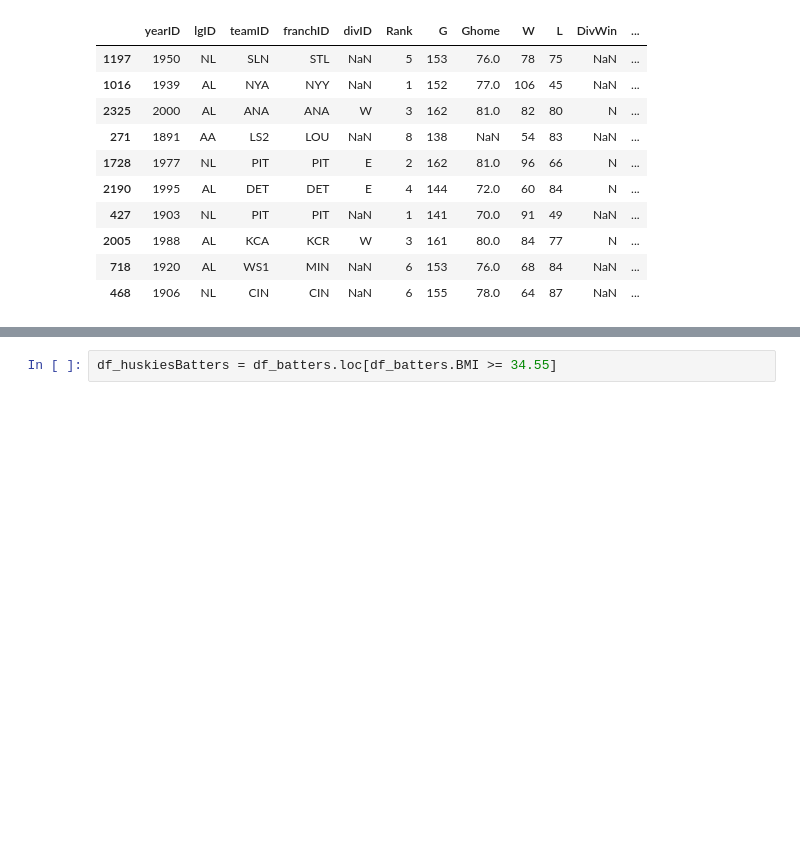
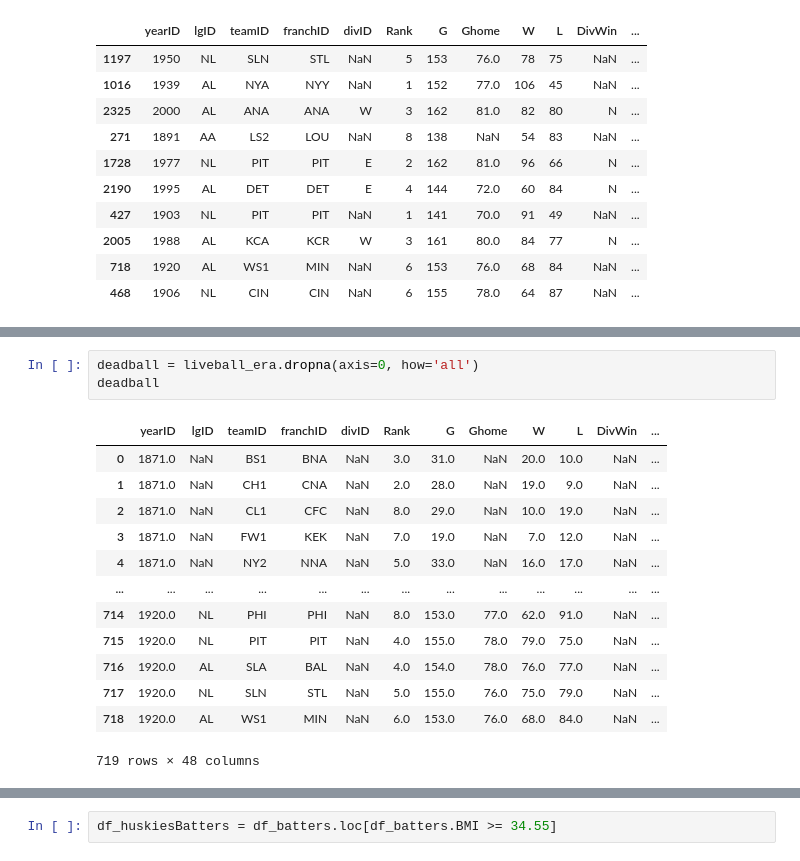
Before and after one commit to obverter/bmi-stars, a Jupyter notebook: BMI Stars.ipynb, the cells around one changed output, grey strips where cells are left out. Cells and saved outputs as stored; diff of their text form; blank space fills up the shorter version.

```diff
--- a/BMI Stars.ipynb
+++ b/BMI Stars.ipynb
@@ -450,0 +564,17 @@ Now let's repeat the process with oodles of performance data from df.bwar_bat an
+# %%
+deadball = liveball_era.dropna(axis=0, how='all')
+deadball
+# %% [output]
+|  | yearID | lgID | teamID | franchID | divID | Rank | G | Ghome | W | L | DivWin | ... |
+| 0 | 1871.0 | NaN | BS1 | BNA | NaN | 3.0 | 31.0 | NaN | 20.0 | 10.0 | NaN | ... |
+| 1 | 1871.0 | NaN | CH1 | CNA | NaN | 2.0 | 28.0 | NaN | 19.0 | 9.0 | NaN | ... |
+| 2 | 1871.0 | NaN | CL1 | CFC | NaN | 8.0 | 29.0 | NaN | 10.0 | 19.0 | NaN | ... |
+| 3 | 1871.0 | NaN | FW1 | KEK | NaN | 7.0 | 19.0 | NaN | 7.0 | 12.0 | NaN | ... |
+| 4 | 1871.0 | NaN | NY2 | NNA | NaN | 5.0 | 33.0 | NaN | 16.0 | 17.0 | NaN | ... |
+| ... | ... | ... | ... | ... | ... | ... | ... | ... | ... | ... | ... | ... |
+| 714 | 1920.0 | NL | PHI | PHI | NaN | 8.0 | 153.0 | 77.0 | 62.0 | 91.0 | NaN | ... |
+| 715 | 1920.0 | NL | PIT | PIT | NaN | 4.0 | 155.0 | 78.0 | 79.0 | 75.0 | NaN | ... |
+| 716 | 1920.0 | AL | SLA | BAL | NaN | 4.0 | 154.0 | 78.0 | 76.0 | 77.0 | NaN | ... |
+| 717 | 1920.0 | NL | SLN | STL | NaN | 5.0 | 155.0 | 76.0 | 75.0 | 79.0 | NaN | ... |
+| 718 | 1920.0 | AL | WS1 | MIN | NaN | 6.0 | 153.0 | 76.0 | 68.0 | 84.0 | NaN | ... |
+719 rows × 48 columns
```
Also changed, not shown: parts of 53 cells of this notebook.
